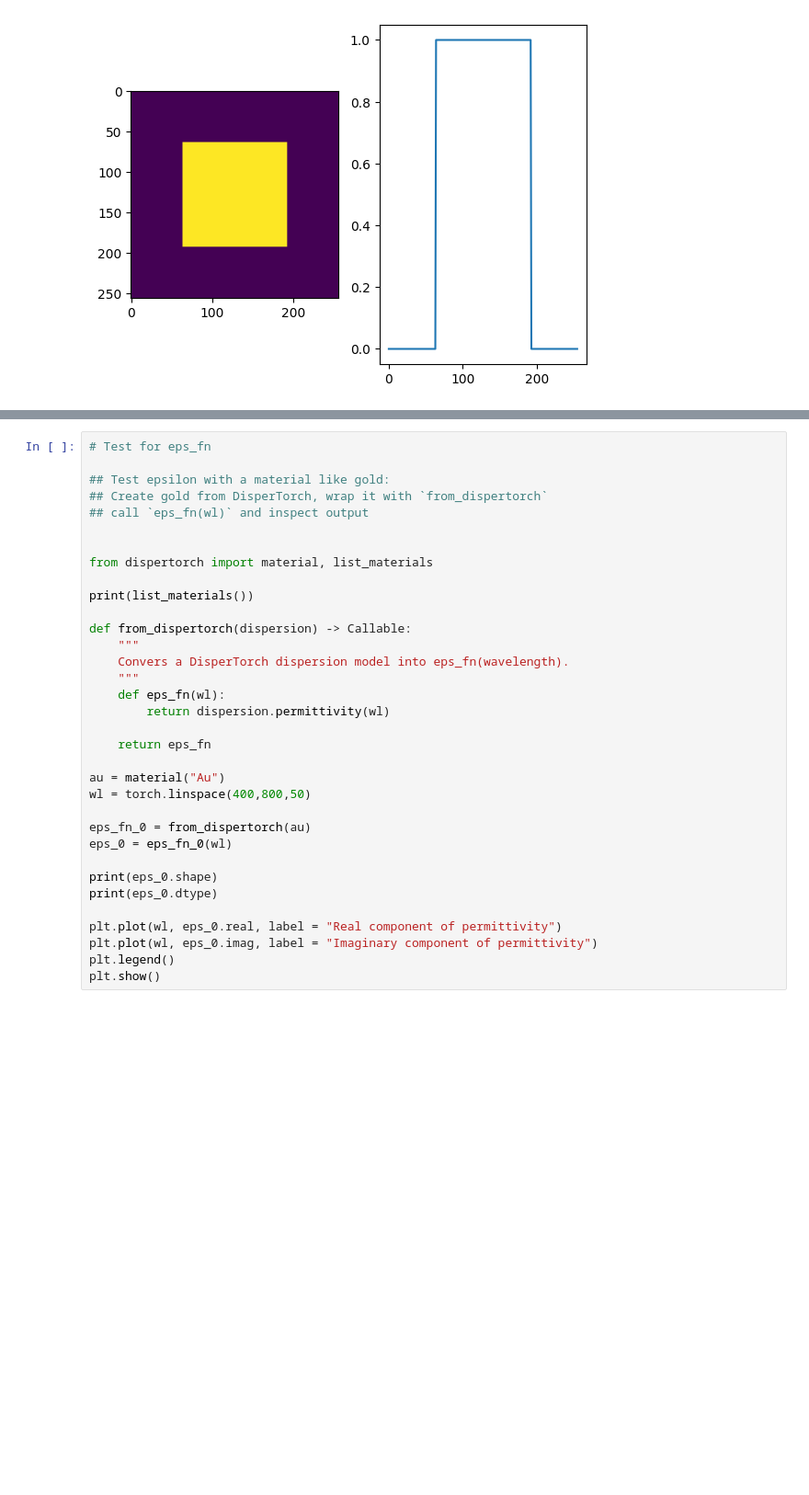
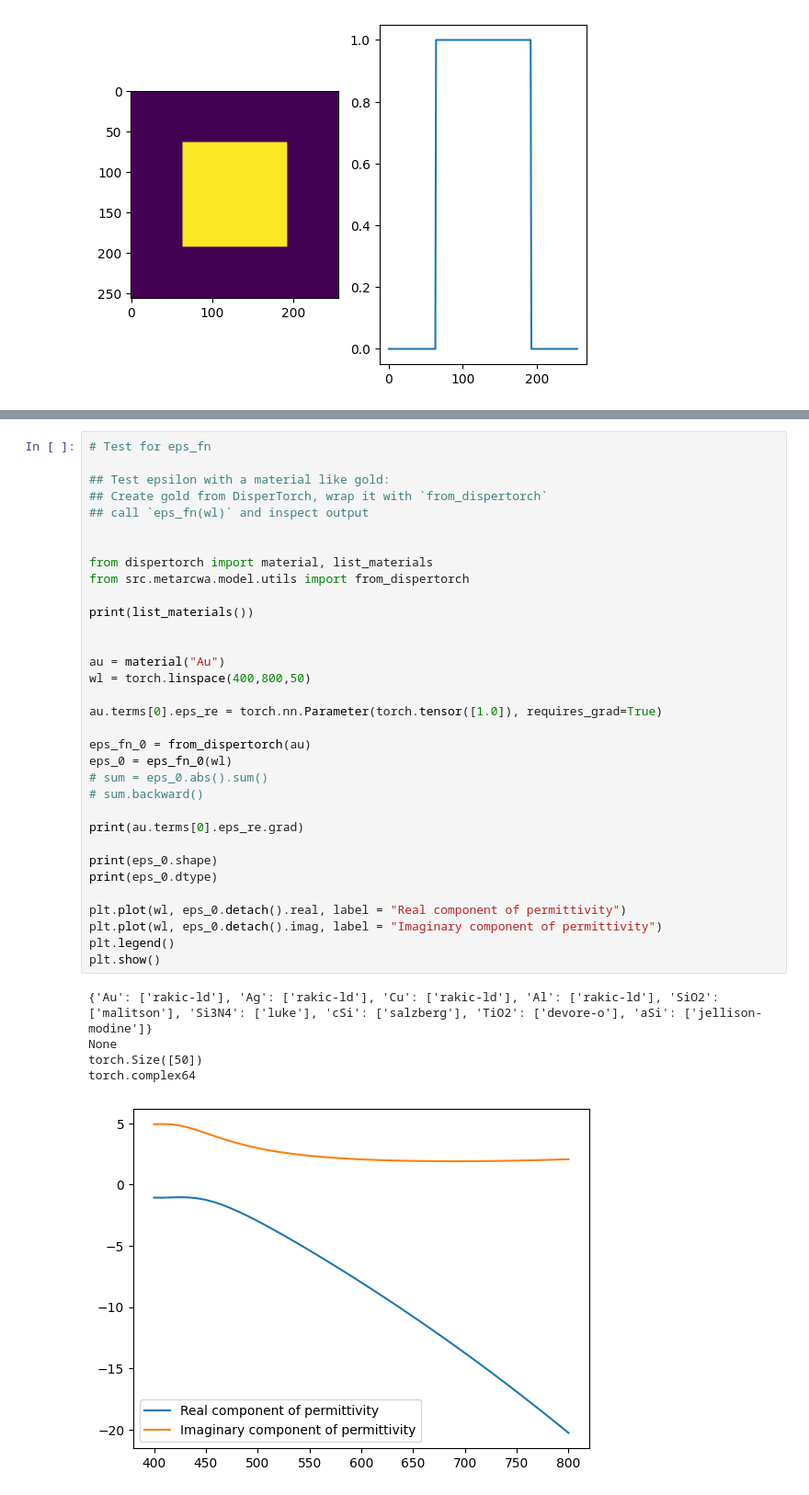
Before and after one commit to RodionovSA/metarcwa, a Jupyter notebook: example.ipynb, the cells around one changed output, grey strips where cells are left out. Shown at 92% size. Drawn from its saved outputs; the diff is of its cells as text; blank space fills up the shorter version.

```diff
--- a/example.ipynb
+++ b/example.ipynb
@@ -126,37 +89,42 @@ mask_0 = shape_fn_0(lattice, 256, 256)
 # %%
 # Test for eps_fn
 
 ## Test epsilon with a material like gold:
 ## Create gold from DisperTorch, wrap it with `from_dispertorch`
 ## call `eps_fn(wl)` and inspect output
 
 
 from dispertorch import material, list_materials
+from src.metarcwa.model.utils import from_dispertorch
 
 print(list_materials())
 
-def from_dispertorch(dispersion) -> Callable:
-    """
-    Convers a DisperTorch dispersion model into eps_fn(wavelength).
-    """
-    def eps_fn(wl):
-        return dispersion.permittivity(wl)
-
-    return eps_fn
 
 au = material("Au")
 wl = torch.linspace(400,800,50)
 
+au.terms[0].eps_re = torch.nn.Parameter(torch.tensor([1.0]), requires_grad=True)
+
 eps_fn_0 = from_dispertorch(au)
 eps_0 = eps_fn_0(wl)
+# sum = eps_0.abs().sum()
+# sum.backward()
+
+print(au.terms[0].eps_re.grad)
 
 print(eps_0.shape)
 print(eps_0.dtype)
 
-plt.plot(wl, eps_0.real, label = "Real component of permittivity")
-plt.plot(wl, eps_0.imag, label = "Imaginary component of permittivity")
+plt.plot(wl, eps_0.detach().real, label = "Real component of permittivity")
+plt.plot(wl, eps_0.detach().imag, label = "Imaginary component of permittivity")
 plt.legend()
 plt.show()
+# %% [output]
+{'Au': ['rakic-ld'], 'Ag': ['rakic-ld'], 'Cu': ['rakic-ld'], 'Al': ['rakic-ld'], 'SiO2': ['malitson'], 'Si3N4': ['luke'], 'cSi': ['salzberg'], 'TiO2': ['devore-o'], 'aSi': ['jellison-modine']}
+None
+torch.Size([50])
+torch.complex64
+[figure, added]
 # %%
 # Test layer
 # Gold rectangle in Air with a thickness of 100
```
Also changed, not shown: parts of 4 cells of this notebook, 1 other file.
